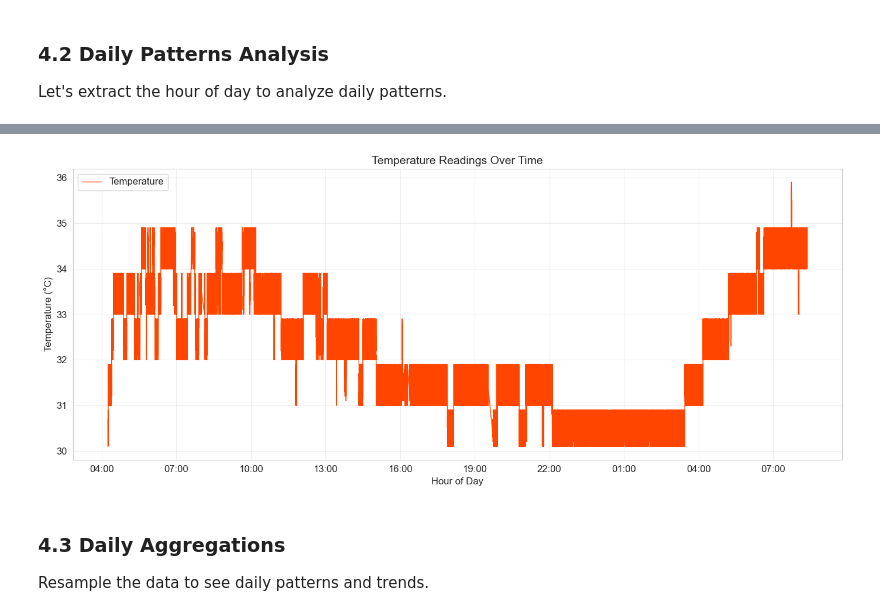
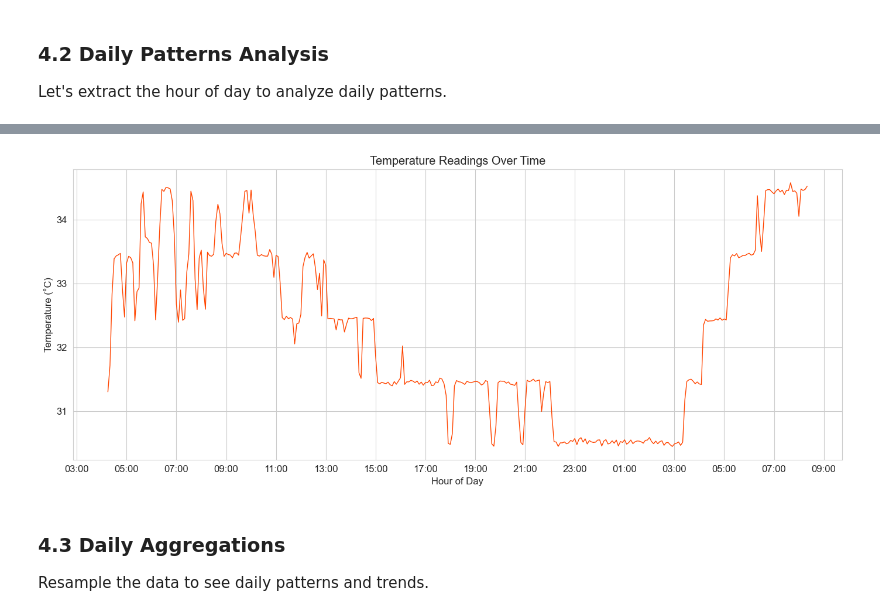
Before and after one commit to mayurasandakalum/fireshield360-wildfire-detection-and-monitoring-system, a Jupyter notebook: data/analysis/temporal_patterns/temporal_patterns.ipynb, the cells around one changed output, grey strips where cells are left out. Cells and saved outputs as stored; diff of their text form; code cells hidden in the pictures.

```diff
--- a/data/analysis/temporal_patterns/temporal_patterns.ipynb
+++ b/data/analysis/temporal_patterns/temporal_patterns.ipynb
@@ -324,24 +336,20 @@ df5
 # %%
-import matplotlib.dates as mdates
+df5_downsampled = df5.resample('5T').mean()
 
-# Create a line plot of temperature over time
+# 3. Plot
 plt.figure(figsize=(14, 6))
-plt.plot(df5.index, df5['temperature'], color='orangered', linewidth=1, label='Temperature')
-
-# Format x-axis to show hours
-ax = plt.gca()
-ax.xaxis.set_major_formatter(mdates.DateFormatter('%H:%M'))  # Format as hour:minute
-ax.xaxis.set_major_locator(mdates.HourLocator(interval=3))  # Show every 3 hours
-
-# Add labels and title
-plt.title('Temperature Readings Over Time', fontsize=14)
+ax = sns.lineplot(
+    x=df5_downsampled.index,
+    y=df5_downsampled['temperature'],
+    color='orangered',
+    linewidth=1
+)
+ax.xaxis.set_major_formatter(mdates.DateFormatter('%H:%M'))
+ax.xaxis.set_major_locator(mdates.HourLocator(interval=2))
+plt.title('Temperature Readings Over Time')
 plt.xlabel('Hour of Day')
 plt.ylabel('Temperature (°C)')
-plt.grid(True, alpha=0.3)
-plt.legend()
-
-# Format the plot
 plt.tight_layout()
 plt.show()
 # %% [output]
-[figure, old version]
+[figure, new version]
```
Also changed, not shown: parts of 5 cells of this notebook.
